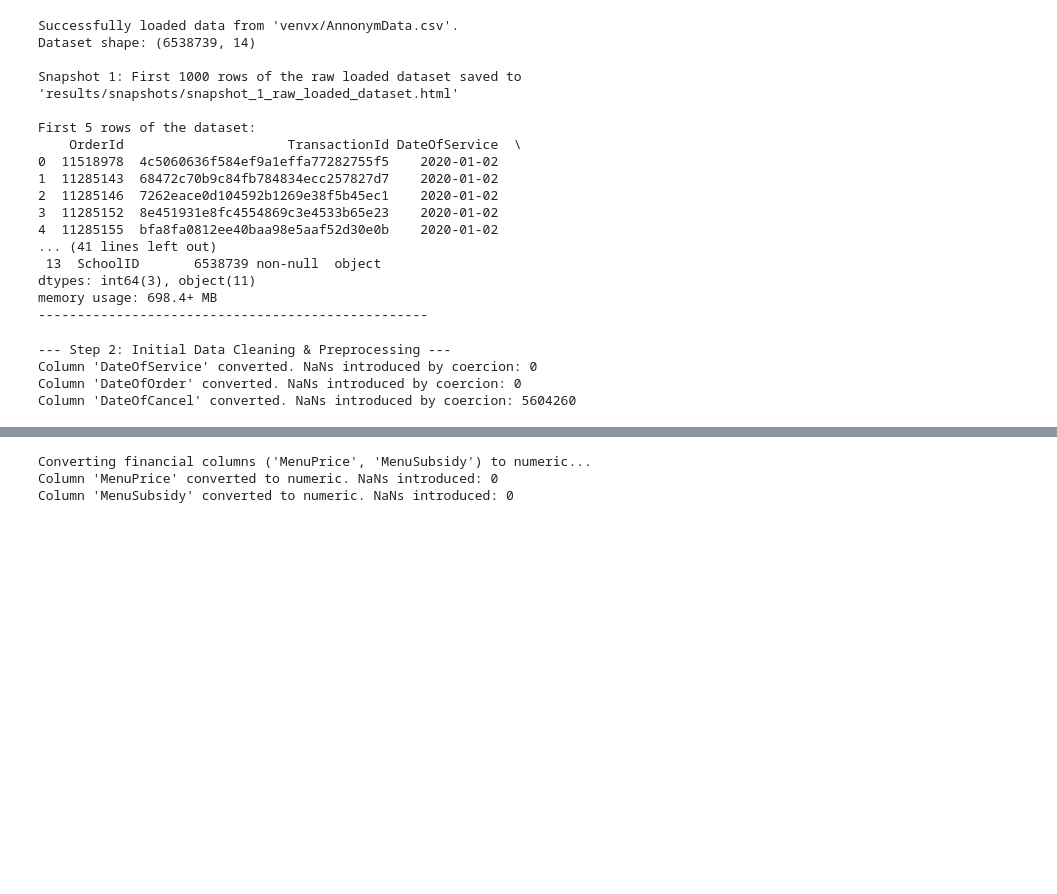
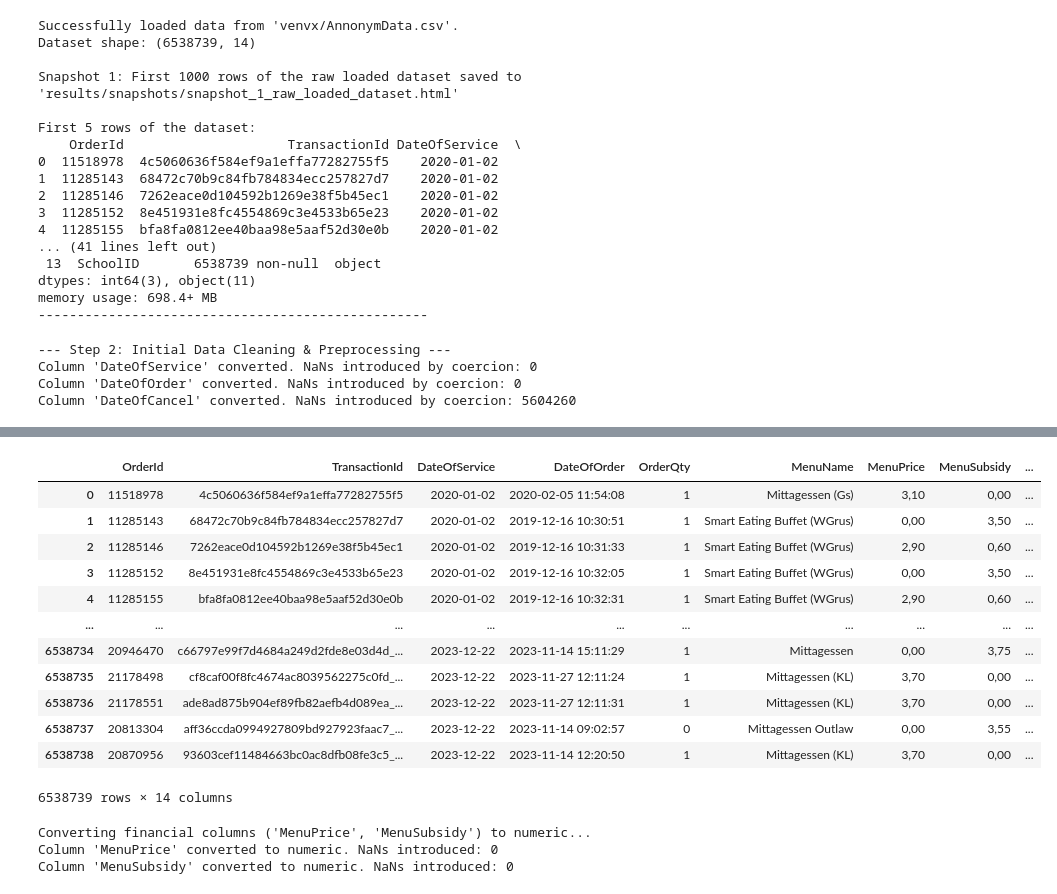
Before and after one commit to shayanxmoradi/Stattkueche, a Jupyter notebook: prophet.ipynb, the cells around one changed output, grey strips where cells are left out. Saved outputs shown, nothing was run; the diff lists cells and outputs as text; code cells hidden in the pictures; blank space fills up the shorter version.

```diff
--- a/prophet.ipynb
+++ b/prophet.ipynb
@@ -87,3 +106,19 @@ Column 'DateOfCancel' converted. NaNs introduced by coercion: 5604260
+# %%
+df
+# %% [output]
+|  | OrderId | TransactionId | DateOfService | DateOfOrder | OrderQty | MenuName | MenuPrice | MenuSubsidy | ... |
+| 0 | 11518978 | 4c5060636f584ef9a1effa77282755f5 | 2020-01-02 | 2020-02-05 11:54:08 | 1 | Mittagessen (Gs) | 3,10 | 0,00 | ... |
+| 1 | 11285143 | 68472c70b9c84fb784834ecc257827d7 | 2020-01-02 | 2019-12-16 10:30:51 | 1 | Smart Eating Buffet (WGrus) | 0,00 | 3,50 | ... |
+| 2 | 11285146 | 7262eace0d104592b1269e38f5b45ec1 | 2020-01-02 | 2019-12-16 10:31:33 | 1 | Smart Eating Buffet (WGrus) | 2,90 | 0,60 | ... |
+| 3 | 11285152 | 8e451931e8fc4554869c3e4533b65e23 | 2020-01-02 | 2019-12-16 10:32:05 | 1 | Smart Eating Buffet (WGrus) | 0,00 | 3,50 | ... |
+| 4 | 11285155 | bfa8fa0812ee40baa98e5aaf52d30e0b | 2020-01-02 | 2019-12-16 10:32:31 | 1 | Smart Eating Buffet (WGrus) | 2,90 | 0,60 | ... |
+| ... | ... | ... | ... | ... | ... | ... | ... | ... | ... |
+| 6538734 | 20946470 | c66797e99f7d4684a249d2fde8e03d4d_... | 2023-12-22 | 2023-11-14 15:11:29 | 1 | Mittagessen | 0,00 | 3,75 | ... |
+| 6538735 | 21178498 | cf8caf00f8fc4674ac8039562275c0fd_... | 2023-12-22 | 2023-11-27 12:11:24 | 1 | Mittagessen (KL) | 3,70 | 0,00 | ... |
+| 6538736 | 21178551 | ade8ad875b904ef89fb82aefb4d089ea_... | 2023-12-22 | 2023-11-27 12:11:31 | 1 | Mittagessen (KL) | 3,70 | 0,00 | ... |
+| 6538737 | 20813304 | aff36ccda0994927809bd927923faac7_... | 2023-12-22 | 2023-11-14 09:02:57 | 0 | Mittagessen Outlaw | 0,00 | 3,55 | ... |
+| 6538738 | 20870956 | 93603cef11484663bc0ac8dfb08fe3c5_... | 2023-12-22 | 2023-11-14 12:20:50 | 1 | Mittagessen (KL) | 3,70 | 0,00 | ... |
+6538739 rows × 14 columns
 # %%
 print("\nConverting financial columns ('MenuPrice', 'MenuSubsidy') to numeric...")
 financial_columns = ['MenuPrice', 'MenuSubsidy']
```
Also changed, not shown: parts of 3 cells of this notebook.
